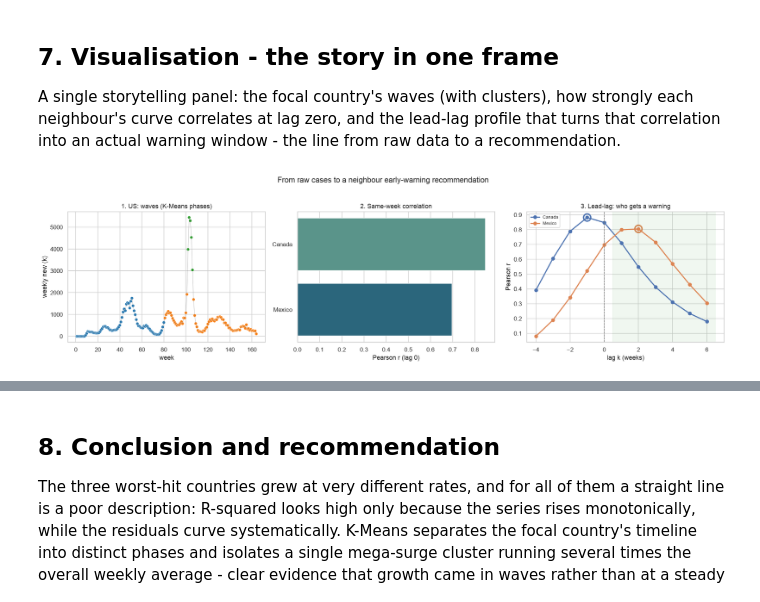
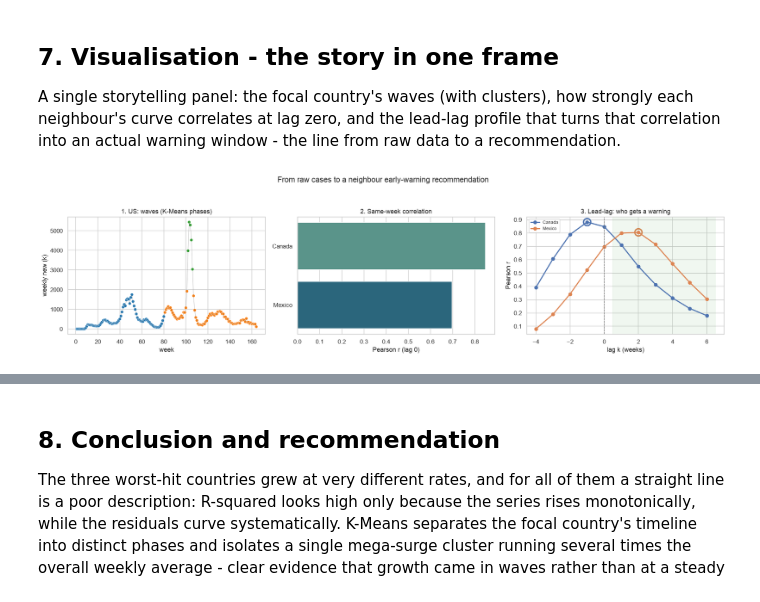
Before and after one commit to lfariabr/masters-swe-ai, a Jupyter notebook: 2026-T2/BDA/assignments/Assessment3/notebook/BDA601FariaLuis_Assessment3.ipynb, the cells around one changed output, grey strips where cells are left out. Saved outputs shown, nothing was run; the diff lists cells and outputs as text; code cells hidden in the pictures.

```diff
--- a/2026-T2/BDA/assignments/Assessment3/notebook/BDA601FariaLuis_Assessment3.ipynb
+++ b/2026-T2/BDA/assignments/Assessment3/notebook/BDA601FariaLuis_Assessment3.ipynb
@@ -583,30 +591,30 @@ warning window - the line from raw data to a recommendation.
 # %%
 fig, ax = plt.subplots(1, 3, figsize=(18, 4.8))
 
 sns.scatterplot(data=fc, x="week", y=fc["new_cases"] / 1e3, hue="cluster", palette="tab10",
                 s=30, ax=ax[0], legend=False)
 ax[0].plot(fc["week"], fc["new_cases"] / 1e3, color="grey", lw=0.6, alpha=0.6)
 ax[0].set_title(f"1. {FOCAL}: waves (K-Means phases)"); ax[0].set_xlabel("week")
 ax[0].set_ylabel("weekly new (k)")
 
 sns.barplot(data=edges_df, x="corr", y="neighbour", hue="neighbour", palette="crest",
             legend=False, ax=ax[1])
 ax[1].set_title("2. Same-week correlation"); ax[1].set_xlabel("Pearson r (lag 0)"); ax[1].set_ylabel("")
 
 for colour, n in zip(palette, neigh):
     sub = ll[ll["neighbour"] == n].sort_values("lag")
     ax[2].plot(sub["lag"], sub["corr"], marker="o", color=colour, label=n, lw=2)
     peak = sub.loc[sub["corr"].idxmax()]
     ax[2].scatter([peak["lag"]], [peak["corr"]], s=180, facecolors="none", edgecolors=colour, lw=2.5)
 ax[2].axvline(0, color="grey", ls="--", lw=1)
 ax[2].axvspan(MIN_LAG - 0.5, LAGS[-1] + 0.5, color="green", alpha=0.06)
 ax[2].set_title("3. Lead-lag: who gets a warning"); ax[2].set_xlabel("lag k (weeks)")
 ax[2].set_ylabel("Pearson r"); ax[2].legend(fontsize=8)
 
-plt.suptitle("From raw cases to a neighbour early-warning recommendation", y=1.03)
-plt.tight_layout(); plt.savefig(FIG_DIR / "fig05_story_panel.png"); plt.show()
+plt.suptitle("From raw cases to a neighbour early-warning recommendation", y=0.99)
+plt.tight_layout(rect=[0, 0, 1, 0.93]); plt.savefig(FIG_DIR / "fig05_story_panel.png"); plt.show()
 # %% [output]
-[figure, old version]
+[figure, new version]
 # %%
 peak_phase = phase.iloc[-1]
 metrics = {
```
Also changed, not shown: parts of 11 cells of this notebook, 8 other files.
